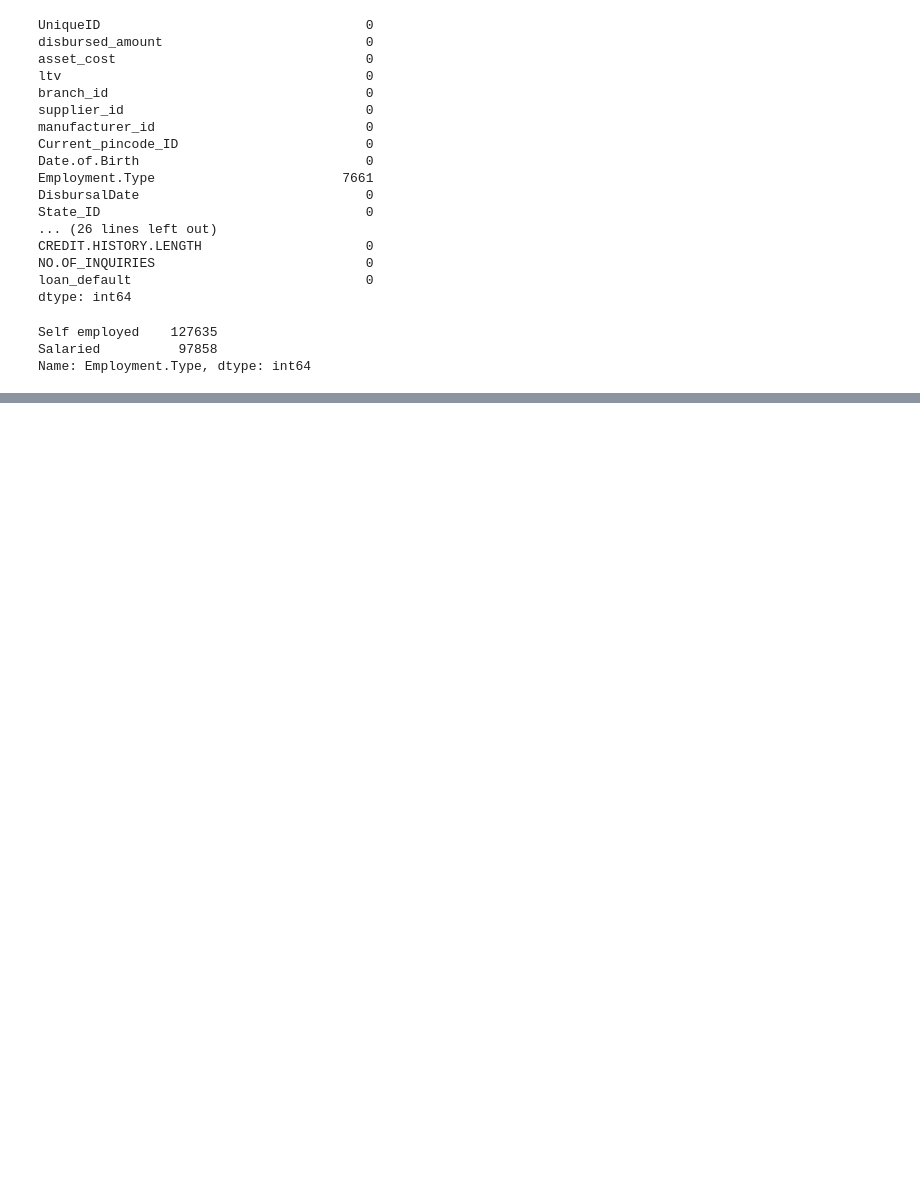
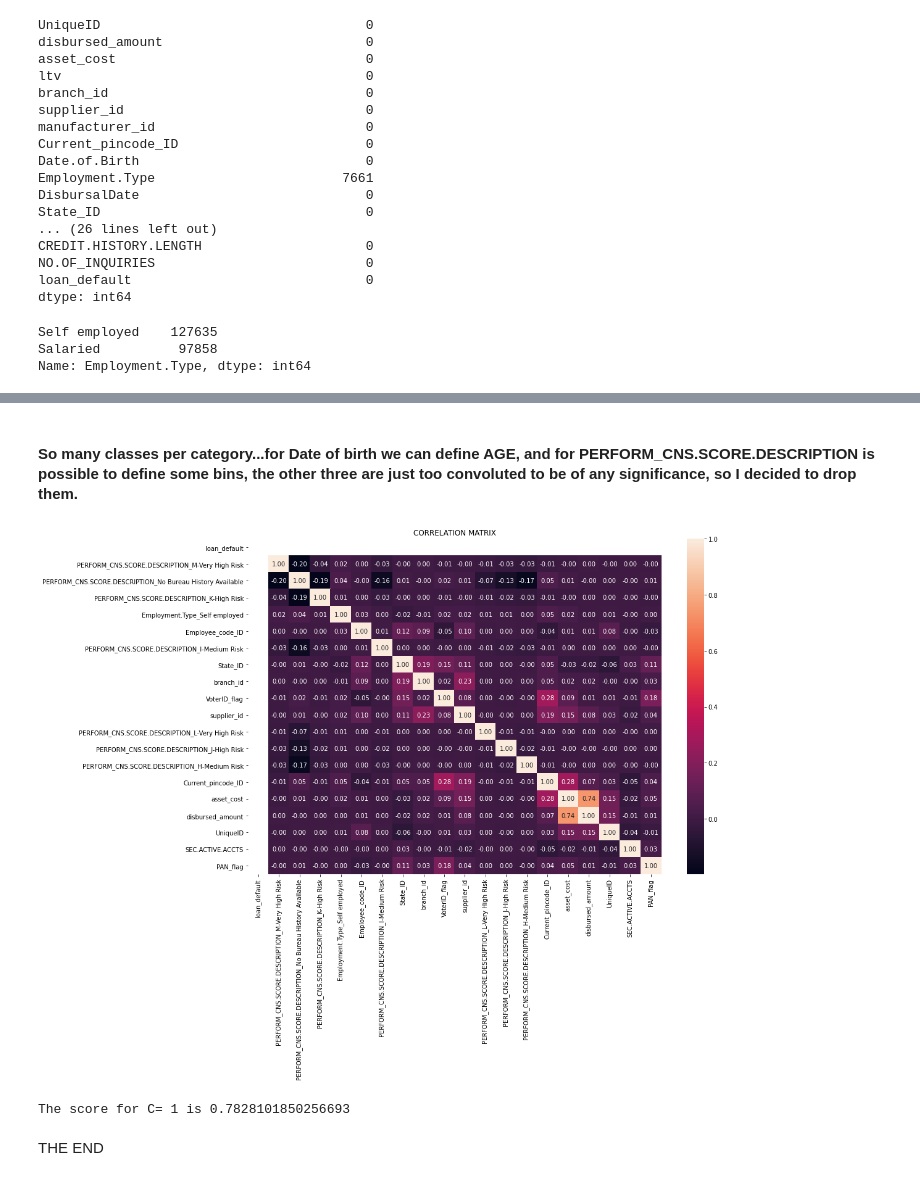
Before and after one commit to techno1731/Docker_DVC_Sklearn_log_reg, a Jupyter notebook: main/eda.ipynb, the cells around one changed output, grey strips where cells are left out. Drawn from its saved outputs; the diff is of its cells as text; code cells hidden in the pictures; blank space fills up the shorter version.

Commit message:
finished EDA, and model, pending deployment

```diff
--- a/main/eda.ipynb
+++ b/main/eda.ipynb
@@ -105,0 +142,2 @@ Name: Employment.Type, dtype: int64
+# %% [markdown]
+#### So many classes per category...for Date of birth we can define AGE, and for PERFORM_CNS.SCORE.DESCRIPTION is possible to define some bins, the other three are just too convoluted to be of any significance, so I decided to drop them.
@@ -105,0 +220,39 @@ Name: Employment.Type, dtype: int64
+# %%
+x_train, y_train = preprocessing(train)
+x_test, y_test = preprocessing(test)
+# %%
+# Feature Engineering
+
+# Finding Correlation between features
+def correlation(df ,column):
+    dff= df.join(column)
+    corr_max = dff.corr()  #create correlation matrix
+    top_15 = corr_max.nlargest(20 , 'loan_default')['loan_default'].index # select top 15 correlate features
+    corr = np.corrcoef(dff[top_15].values.T)
+    return corr , top_15
+
+#Plot correlation map
+def plot_heatmap(corr,top_15):
+    plt.figure(figsize=(15,10))
+    sns.heatmap(corr, cbar=True , annot=True , fmt='.2f', yticklabels=top_15.values , xticklabels=top_15.values)
+    plt.title('CORRELATION MATRIX')
+    plt.show()
+# %%
+corr , top_15 = correlation(x_train, y_train)
+
+plot_heatmap(corr, top_15)
+# %% [output]
+[figure, added]
+# %%
+# Model Training
+c= [0.001 ,0.0001,0.01,1,10]
+scores=[]
+for i in (c):
+    lr = LogisticRegression(penalty='l1' , solver='liblinear' , max_iter=1000 , C=i)
+    lr.fit(x_train,y_train)
+    scores.append(lr.score(x_test,y_test))
+print("The score for C= {} is {}".format(scores.index(max(scores)),max(scores)))
+# %% [output]
+The score for C= 1 is 0.7828101850256693
+# %% [markdown]
+THE END
```
Also changed, not shown: parts of 6 cells of this notebook, 3 other files.
